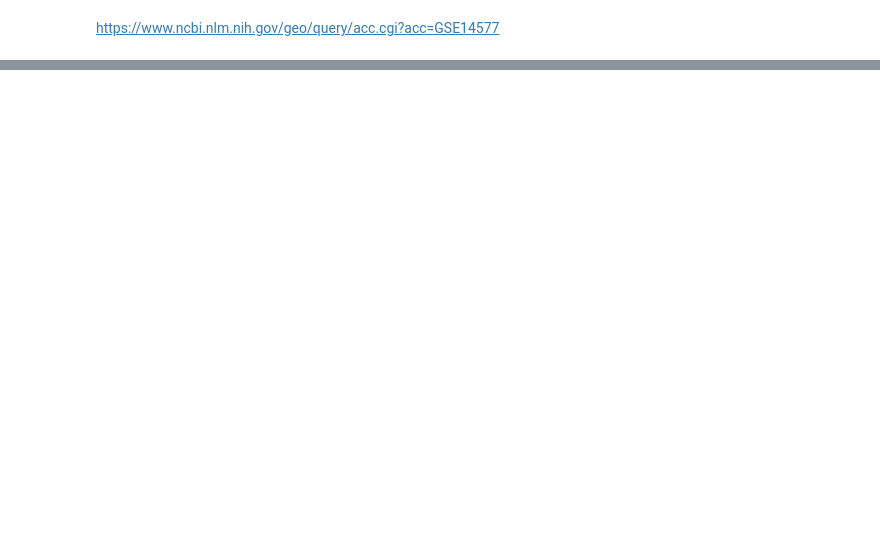
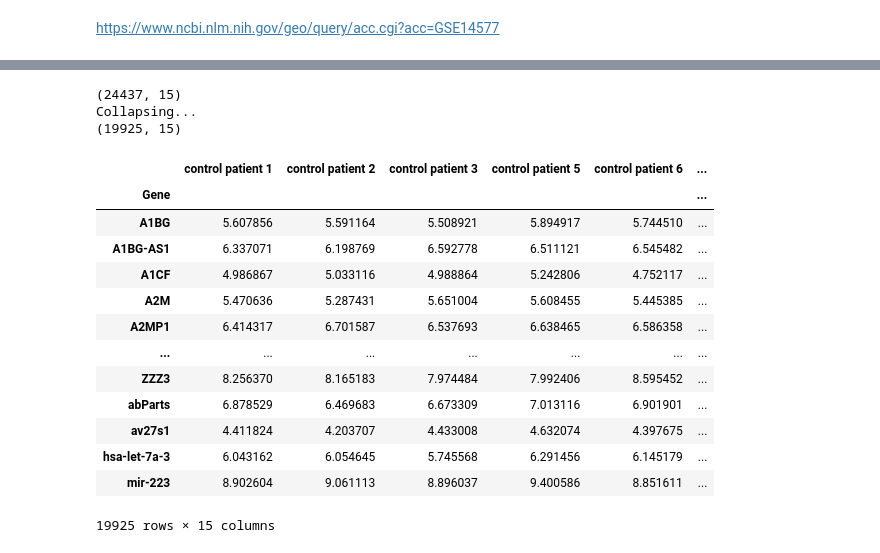
Before and after one commit to KwatME/ChronicFatigueSyndrome.py, a Jupyter notebook: code/01_gse14577.ipynb, the cells around one changed output, grey strips where cells are left out. Cells and saved outputs as stored; diff of their text form; code cells hidden in the pictures; blank space fills up the shorter version.

```diff
--- a/code/01_gse14577.ipynb
+++ b/code/01_gse14577.ipynb
@@ -11,5 +11,5 @@ SETTING = kraft.json.read("setting.json")
 https://www.ncbi.nlm.nih.gov/geo/query/acc.cgi?acc=GSE14577
 # %%
 _x_samples = kraft.geo.get_gse(
-    "GSE14577", SETTING["data_directory_path"], overwrite=False
+    "GSE14577", SETTING["data_directory_path"], overwrite=SETTING["overwrite"]
 )
@@ -20,14 +44,34 @@ binary_feature_x_sample
 # %%
 gene_x_sample_a = _x_samples[3]
 
 gene_x_sample_b = _x_samples[4]
 
 for gene_x_sample in (gene_x_sample_a, gene_x_sample_b):
 
     gene_x_sample.columns = (label[:-8] for label in gene_x_sample.columns.to_numpy())
 
 assert len(gene_x_sample_a.columns.symmetric_difference(gene_x_sample_b.columns)) == 0
 
-gene_x_sample = kraft.dataframe.collapse(pd.concat((gene_x_sample_a, gene_x_sample_b)))
+gene_x_sample = kraft.feature_x_sample.collapse(
+    pd.concat((gene_x_sample_a, gene_x_sample_b))
+)
 
 gene_x_sample
+# %% [output]
+(24437, 15)
+Collapsing...
+(19925, 15)
+|  | control patient 1 | control patient 2 | control patient 3 | control patient 5 | control patient 6 | ... |
+| Gene |  |  |  |  |  | ... |
+| A1BG | 5.607856 | 5.591164 | 5.508921 | 5.894917 | 5.744510 | ... |
+| A1BG-AS1 | 6.337071 | 6.198769 | 6.592778 | 6.511121 | 6.545482 | ... |
+| A1CF | 4.986867 | 5.033116 | 4.988864 | 5.242806 | 4.752117 | ... |
+| A2M | 5.470636 | 5.287431 | 5.651004 | 5.608455 | 5.445385 | ... |
+| A2MP1 | 6.414317 | 6.701587 | 6.537693 | 6.638465 | 6.586358 | ... |
+| ... | ... | ... | ... | ... | ... | ... |
+| ZZZ3 | 8.256370 | 8.165183 | 7.974484 | 7.992406 | 8.595452 | ... |
+| abParts | 6.878529 | 6.469683 | 6.673309 | 7.013116 | 6.901901 | ... |
+| av27s1 | 4.411824 | 4.203707 | 4.433008 | 4.632074 | 4.397675 | ... |
+| hsa-let-7a-3 | 6.043162 | 6.054645 | 5.745568 | 6.291456 | 6.145179 | ... |
+| mir-223 | 8.902604 | 9.061113 | 8.896037 | 9.400586 | 8.851611 | ... |
+19925 rows × 15 columns
```
Also changed, not shown: parts of 2 cells of this notebook, 8 other files.
